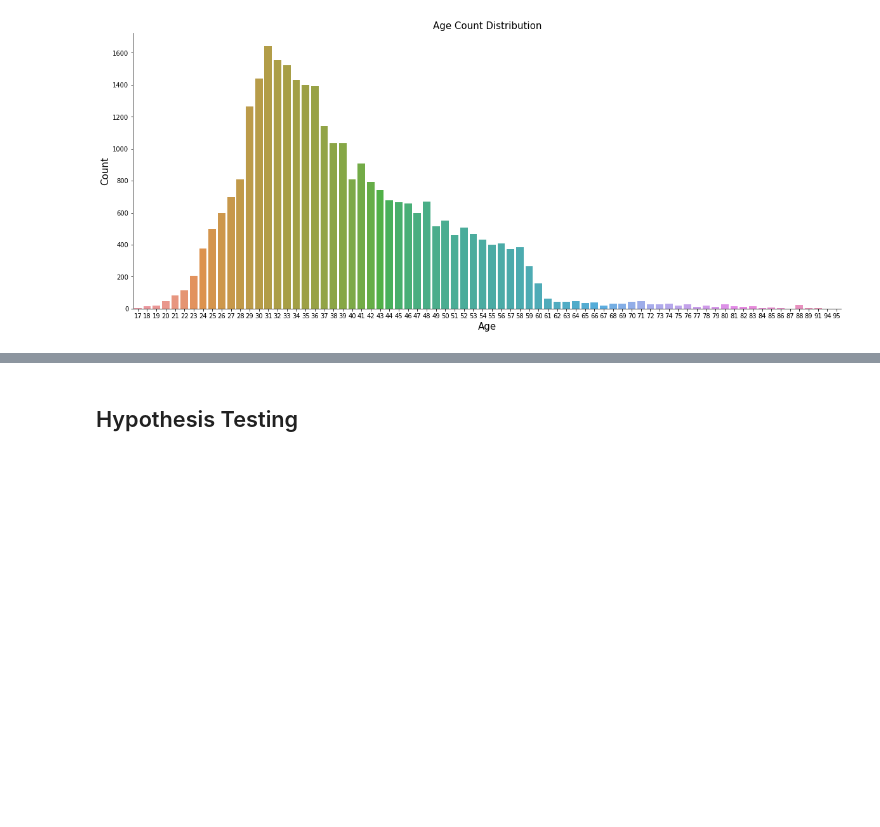
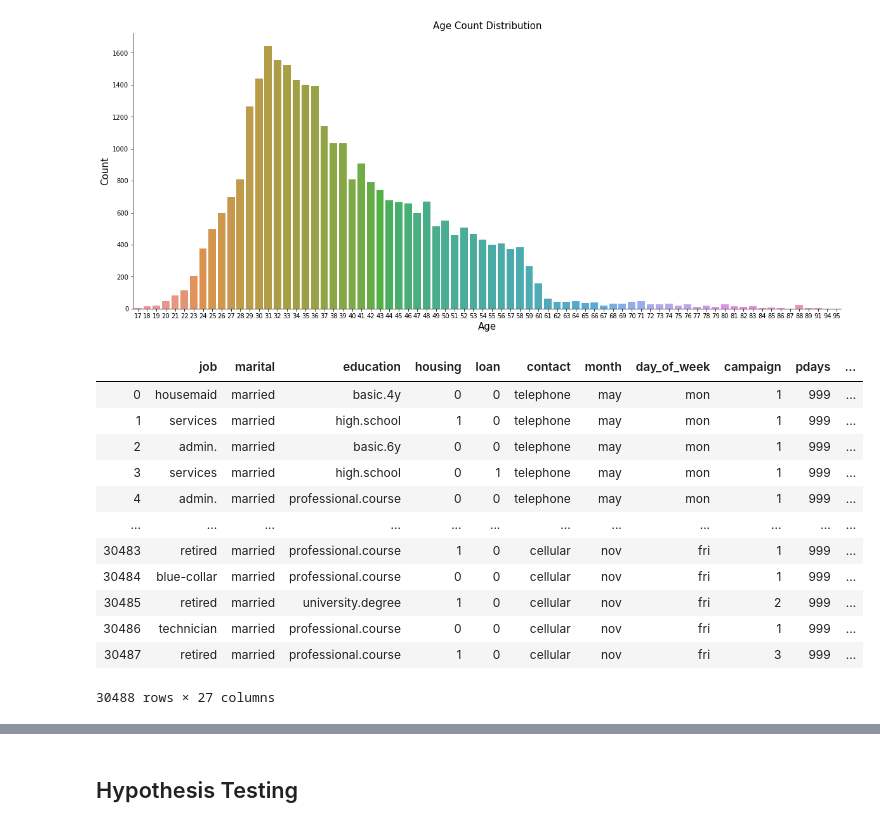
Before and after one commit to bellisor/mod3_project, a Jupyter notebook: Index.ipynb, the cells around one changed output, grey strips where cells are left out. Drawn from its saved outputs; the diff is of its cells as text; code cells hidden in the pictures; blank space fills up the shorter version.

```diff
--- a/Index.ipynb
+++ b/Index.ipynb
@@ -252,6 +253,22 @@ df[['age', 'age_bin']]
 dums = pd.get_dummies(df['age_bin'])
 df.drop(columns=['age'], axis =1, inplace =True)
 df=df.join(dums)
+# %%
+drop(df, 'age_bin')
+# %% [output]
+|  | job | marital | education | housing | loan | contact | month | day_of_week | campaign | pdays | ... |
+| 0 | housemaid | married | basic.4y | 0 | 0 | telephone | may | mon | 1 | 999 | ... |
+| 1 | services | married | high.school | 1 | 0 | telephone | may | mon | 1 | 999 | ... |
+| 2 | admin. | married | basic.6y | 0 | 0 | telephone | may | mon | 1 | 999 | ... |
+| 3 | services | married | high.school | 0 | 1 | telephone | may | mon | 1 | 999 | ... |
+| 4 | admin. | married | professional.course | 0 | 0 | telephone | may | mon | 1 | 999 | ... |
+| ... | ... | ... | ... | ... | ... | ... | ... | ... | ... | ... | ... |
+| 30483 | retired | married | professional.course | 1 | 0 | cellular | nov | fri | 1 | 999 | ... |
+| 30484 | blue-collar | married | professional.course | 0 | 0 | cellular | nov | fri | 1 | 999 | ... |
+| 30485 | retired | married | university.degree | 1 | 0 | cellular | nov | fri | 2 | 999 | ... |
+| 30486 | technician | married | professional.course | 0 | 0 | cellular | nov | fri | 1 | 999 | ... |
+| 30487 | retired | married | professional.course | 1 | 0 | cellular | nov | fri | 3 | 999 | ... |
+30488 rows × 27 columns
 # %%
 df.info()
 # %% [output]
```
Also changed, not shown: parts of 48 cells of this notebook.
